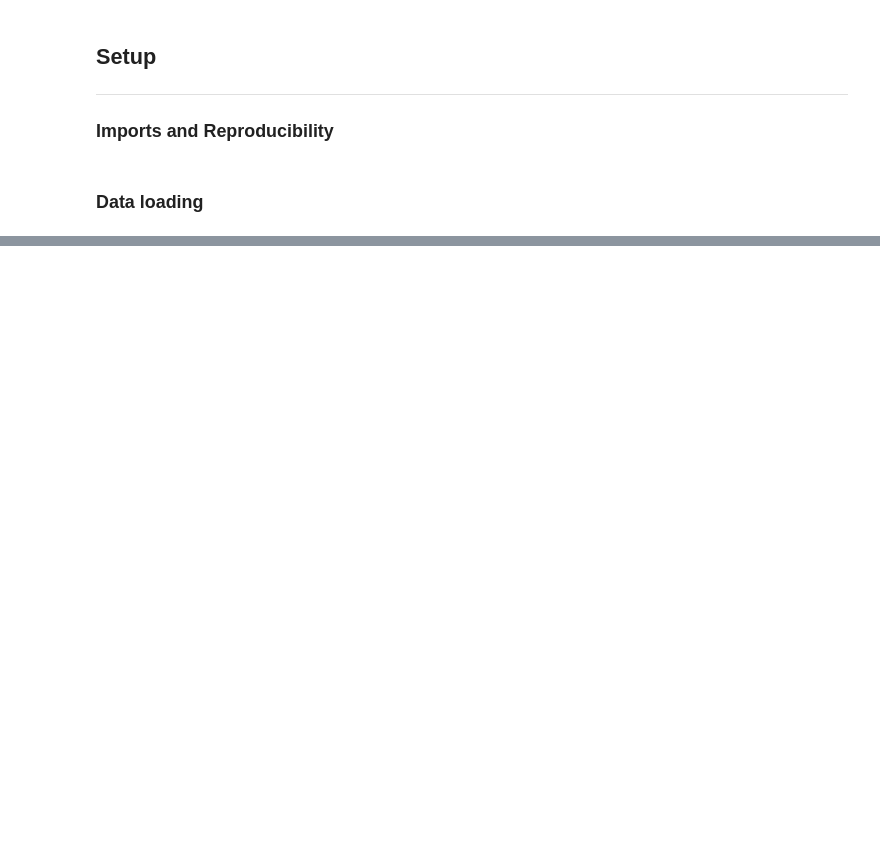
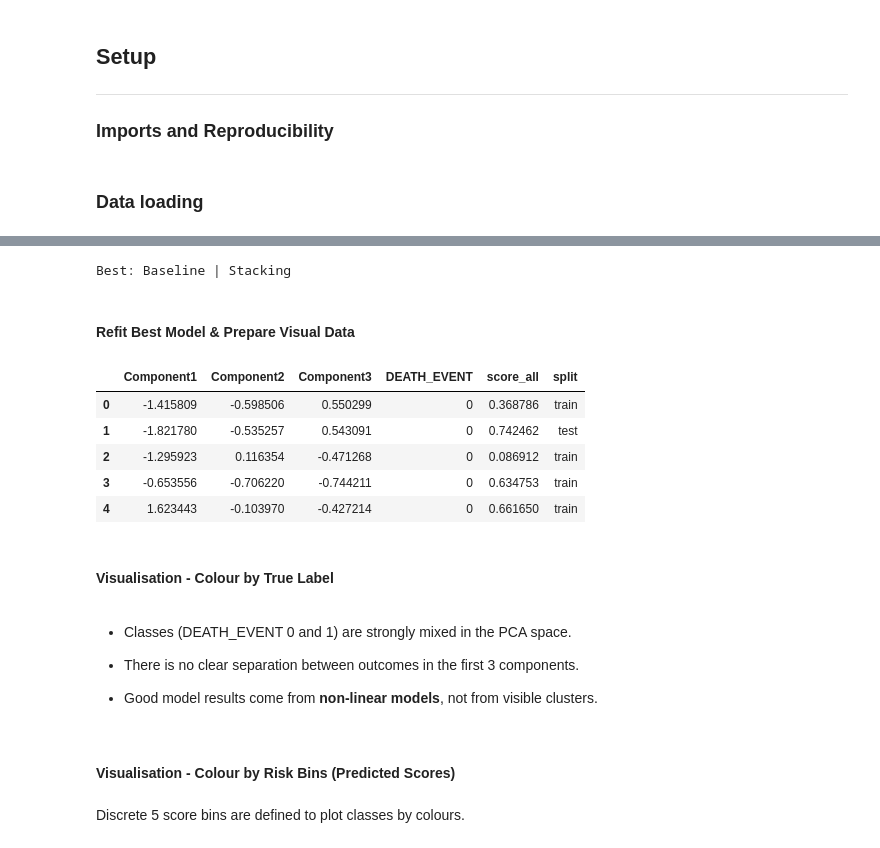
Before and after one commit to zuzannapajak/cardio-risk-prediction, a Jupyter notebook: notebooks/integration.ipynb, the cells around one changed output, grey strips where cells are left out. Drawn from its saved outputs; the diff is of its cells as text; code cells hidden in the pictures; blank space fills up the shorter version.

```diff
--- a/notebooks/integration.ipynb
+++ b/notebooks/integration.ipynb
@@ -36,7 +45,7 @@ SEED = 42
 <a i="data-loading"></a>
 ### Data loading
 # %%
-df = joblib.load("../outputs/eda/df_cleaned.pkl")
+df = joblib.load(DATA_PATH)
 df_copy = df.copy()
 
 X = df_copy.iloc[:, :-1]
@@ -179,0 +198,41 @@ all_results_sorted.head(10)
+# %%
+best = ranking.iloc[0]
+best_space, best_model = best["Embedding | Model"].split(" | ", 1)
+print("Best:", best_space, "|", best_model)
+# %% [output]
+Best: Baseline | Stacking
+# %% [markdown]
+#### Refit Best Model & Prepare Visual Data
+# %%
+Xt_tr = transform_space(best_space, X_train)
+Xt_te = transform_space(best_space, X_test)
+Xt_all = transform_space(best_space, X)
+
+best_est = models[best_model]
+best_est.fit(Xt_tr, y_train)
+
+_, details_all = evaluate_classification(best_est, Xt_all, y, show=False)
+score_all = details_all["y_score"]
+
+# 3D PCA for visualization only
+X_vis = PCA(n_components=3).fit_transform(Xt_all)
+
+df_best = (
+    pd.DataFrame(X_vis, columns=["Component1", "Component2", "Component3"], index=X.index)
+      .assign(**{
+          TARGET_COL: y.to_numpy(),
+          "score_all": score_all,
+          "split": np.where(X.index.isin(X_train.index), "train", "test"),
+      })
+)
+
+df_best.head()
+# %% [output]
+|  | Component1 | Component2 | Component3 | DEATH_EVENT | score_all | split |
+| 0 | -1.415809 | -0.598506 | 0.550299 | 0 | 0.368786 | train |
+| 1 | -1.821780 | -0.535257 | 0.543091 | 0 | 0.742462 | test |
+| 2 | -1.295923 | 0.116354 | -0.471268 | 0 | 0.086912 | train |
+| 3 | -0.653556 | -0.706220 | -0.744211 | 0 | 0.634753 | train |
+| 4 | 1.623443 | -0.103970 | -0.427214 | 0 | 0.661650 | train |
+# %% [markdown]
+#### Visualisation - Colour by True Label
@@ -179,0 +246,10 @@ all_results_sorted.head(10)
+# %% [markdown]
+- Classes (DEATH_EVENT 0 and 1) are strongly mixed in the PCA space.
+
+- There is no clear separation between outcomes in the first 3 components.
+
+- Good model results come from **non-linear models**, not from visible clusters.
+# %% [markdown]
+#### Visualisation - Colour by Risk Bins (Predicted Scores)
+# %% [markdown]
+Discrete 5 score bins are defined to plot classes by colours.
```
Also changed, not shown: parts of 36 cells of this notebook, 1 other file.
